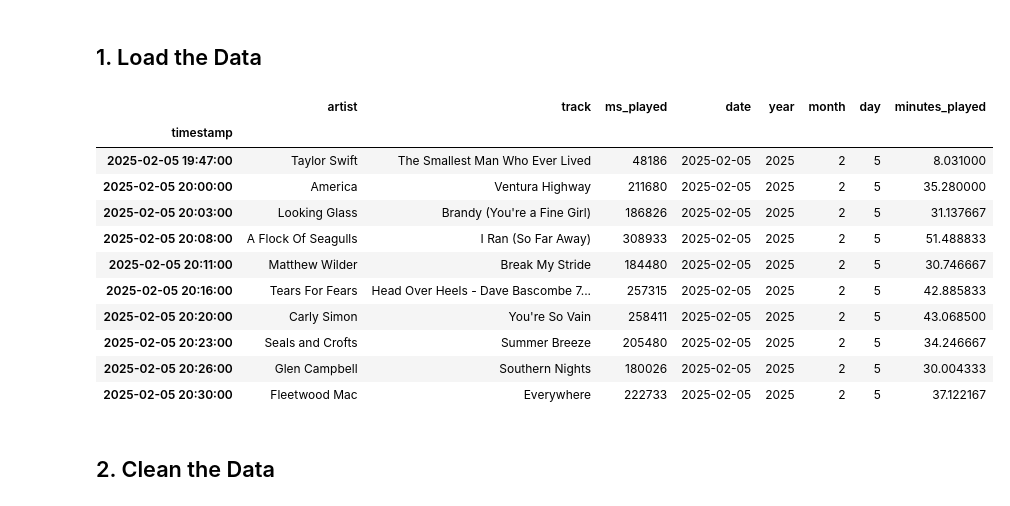
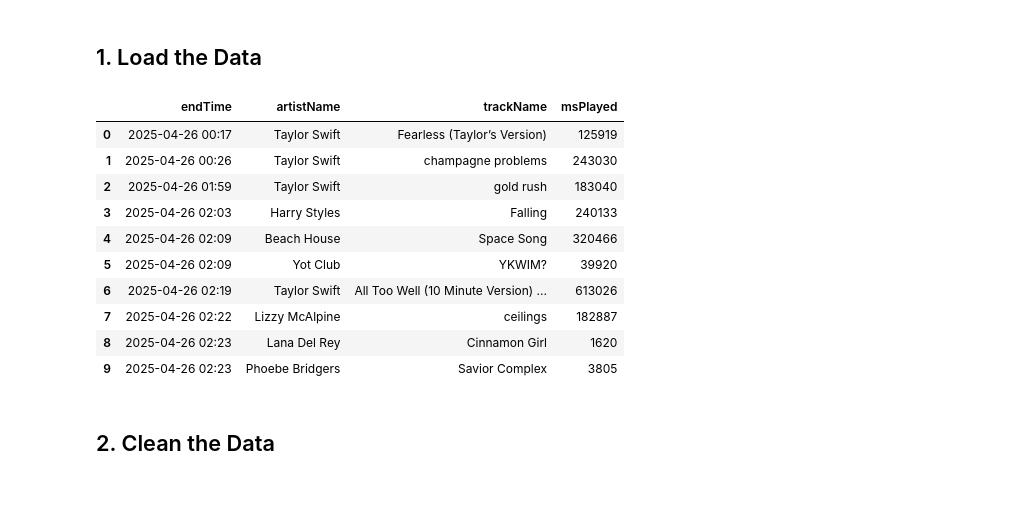
Before and after one commit to Lauren1205/spotify-data-analysis, a Jupyter notebook: analysis.ipynb, the cells around one changed output. Cells and saved outputs as stored; diff of their text form; code cells hidden in the pictures.

```diff
--- a/analysis.ipynb
+++ b/analysis.ipynb
@@ -7,21 +7,20 @@ from scipy import stats
 # %% [markdown]
 ## 1. Load the Data
 # %%
-df = utils.load_data("spotifydata.csv")
+df = utils.load_data("spotify_data.json")
 df.head(10)
 # %% [output]
-|  | artist | track | ms_played | date | year | month | day | minutes_played |
-| timestamp |  |  |  |  |  |  |  |  |
-| 2025-02-05 19:47:00 | Taylor Swift | The Smallest Man Who Ever Lived | 48186 | 2025-02-05 | 2025 | 2 | 5 | 8.031000 |
-| 2025-02-05 20:00:00 | America | Ventura Highway | 211680 | 2025-02-05 | 2025 | 2 | 5 | 35.280000 |
-| 2025-02-05 20:03:00 | Looking Glass | Brandy (You're a Fine Girl) | 186826 | 2025-02-05 | 2025 | 2 | 5 | 31.137667 |
-| 2025-02-05 20:08:00 | A Flock Of Seagulls | I Ran (So Far Away) | 308933 | 2025-02-05 | 2025 | 2 | 5 | 51.488833 |
-| 2025-02-05 20:11:00 | Matthew Wilder | Break My Stride | 184480 | 2025-02-05 | 2025 | 2 | 5 | 30.746667 |
-| 2025-02-05 20:16:00 | Tears For Fears | Head Over Heels - Dave Bascombe 7... | 257315 | 2025-02-05 | 2025 | 2 | 5 | 42.885833 |
-| 2025-02-05 20:20:00 | Carly Simon | You're So Vain | 258411 | 2025-02-05 | 2025 | 2 | 5 | 43.068500 |
-| 2025-02-05 20:23:00 | Seals and Crofts | Summer Breeze | 205480 | 2025-02-05 | 2025 | 2 | 5 | 34.246667 |
-| 2025-02-05 20:26:00 | Glen Campbell | Southern Nights | 180026 | 2025-02-05 | 2025 | 2 | 5 | 30.004333 |
-| 2025-02-05 20:30:00 | Fleetwood Mac | Everywhere | 222733 | 2025-02-05 | 2025 | 2 | 5 | 37.122167 |
+|  | endTime | artistName | trackName | msPlayed |
+| 0 | 2025-04-26 00:17 | Taylor Swift | Fearless (Taylor’s Version) | 125919 |
+| 1 | 2025-04-26 00:26 | Taylor Swift | champagne problems | 243030 |
+| 2 | 2025-04-26 01:59 | Taylor Swift | gold rush | 183040 |
+| 3 | 2025-04-26 02:03 | Harry Styles | Falling | 240133 |
+| 4 | 2025-04-26 02:09 | Beach House | Space Song | 320466 |
+| 5 | 2025-04-26 02:09 | Yot Club | YKWIM? | 39920 |
+| 6 | 2025-04-26 02:19 | Taylor Swift | All Too Well (10 Minute Version) ... | 613026 |
+| 7 | 2025-04-26 02:22 | Lizzy McAlpine | ceilings | 182887 |
+| 8 | 2025-04-26 02:23 | Lana Del Rey | Cinnamon Girl | 1620 |
+| 9 | 2025-04-26 02:23 | Phoebe Bridgers | Savior Complex | 3805 |
 # %% [markdown]
 ## 2. Clean the Data
 # %%
```
Also changed, not shown: parts of 15 cells of this notebook, 5 other files.
